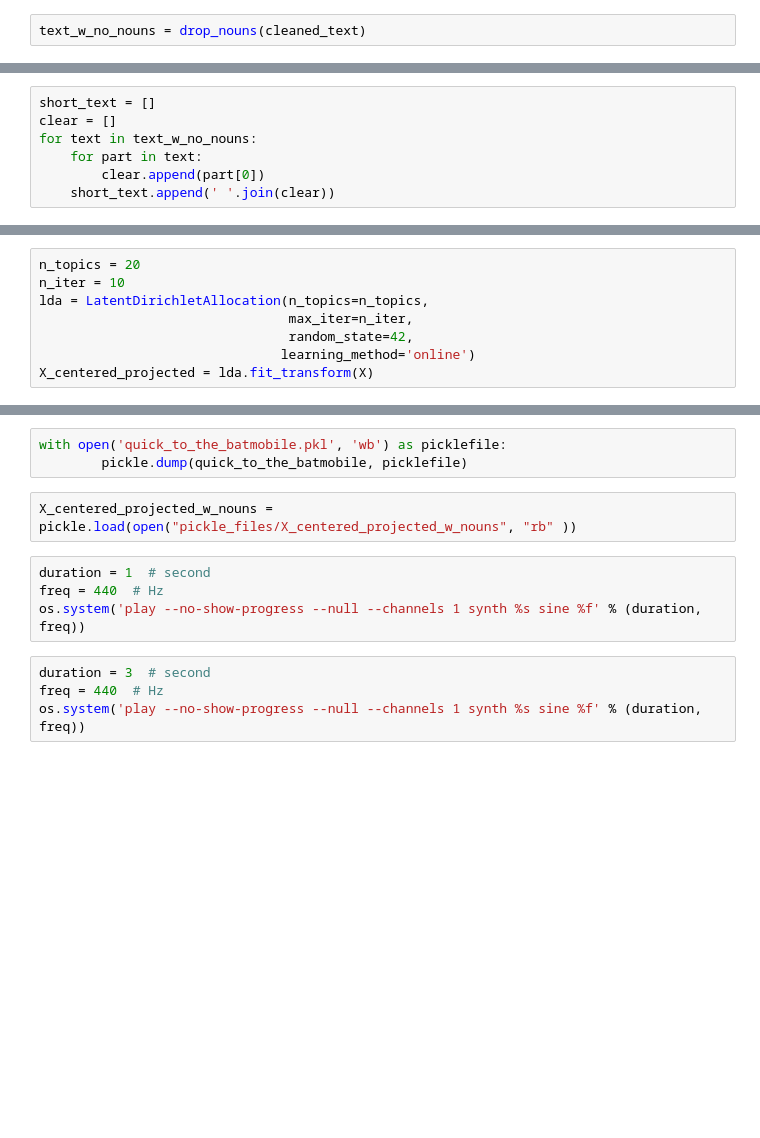
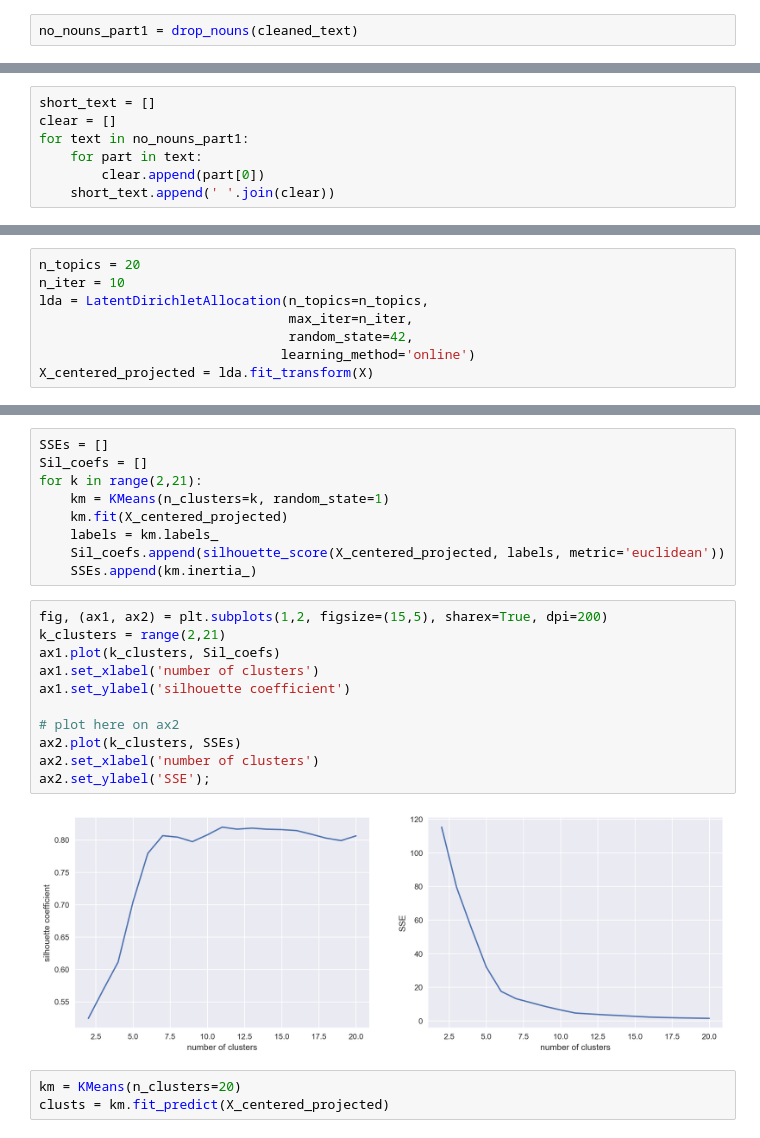
Before and after one commit to Zingo3245/Predicting_the_Source_of_News_Articles, a Jupyter notebook: Modeling.ipynb, the cells around one changed output, grey strips where cells are left out. Cells and saved outputs as stored; diff of their text form; blank space fills up the shorter version.

```diff
--- a/Modeling.ipynb
+++ b/Modeling.ipynb
@@ -76,5 +143,5 @@ def drop_nouns(text_list):
         no_nouns.append(werdz)
     return no_nouns
 # %%
-text_w_no_nouns = drop_nouns(cleaned_text)
+no_nouns_part1 = drop_nouns(cleaned_text)
 # %%
@@ -81,0 +149,7 @@ text_w_no_nouns = pickle.load(open("pickle_files/text_w_no_nouns.pkl", "rb" ))
+# %%
+short_text = []
+clear = []
+for text in no_nouns_part1:
+    for part in text:
+        clear.append(part[0])
+    short_text.append(' '.join(clear))
@@ -84,9 +162,2 @@ os.system('say "your program has finished"')
 # %% [output]
 0
-# %%
-short_text = []
-clear = []
-for text in text_w_no_nouns:
-    for part in text:
-        clear.append(part[0])
-    short_text.append(' '.join(clear))
@@ -128,13 +212,25 @@ with open('X_centered_projected.pkl', 'wb') as picklefile:
-# %%
-with open('quick_to_the_batmobile.pkl', 'wb') as picklefile:
-        pickle.dump(quick_to_the_batmobile, picklefile)
-# %%
-X_centered_projected_w_nouns = pickle.load(open("pickle_files/X_centered_projected_w_nouns", "rb" ))
-# %%
-duration = 1  # second
-freq = 440  # Hz
-os.system('play --no-show-progress --null --channels 1 synth %s sine %f' % (duration, freq))
-# %%
-duration = 3  # second
-freq = 440  # Hz
-os.system('play --no-show-progress --null --channels 1 synth %s sine %f' % (duration, freq))
+# %%
+SSEs = []
+Sil_coefs = []
+for k in range(2,21):
+    km = KMeans(n_clusters=k, random_state=1)
+    km.fit(X_centered_projected)
+    labels = km.labels_
+    Sil_coefs.append(silhouette_score(X_centered_projected, labels, metric='euclidean'))
+    SSEs.append(km.inertia_)
+# %%
+fig, (ax1, ax2) = plt.subplots(1,2, figsize=(15,5), sharex=True, dpi=200)
+k_clusters = range(2,21)
+ax1.plot(k_clusters, Sil_coefs)
+ax1.set_xlabel('number of clusters')
+ax1.set_ylabel('silhouette coefficient')
+
+# plot here on ax2
+ax2.plot(k_clusters, SSEs)
+ax2.set_xlabel('number of clusters')
+ax2.set_ylabel('SSE');
+# %% [output]
+[figure, added]
+# %%
+km = KMeans(n_clusters=20)
+clusts = km.fit_predict(X_centered_projected)
```
Also changed, not shown: parts of 21 cells of this notebook, 2 other files.
